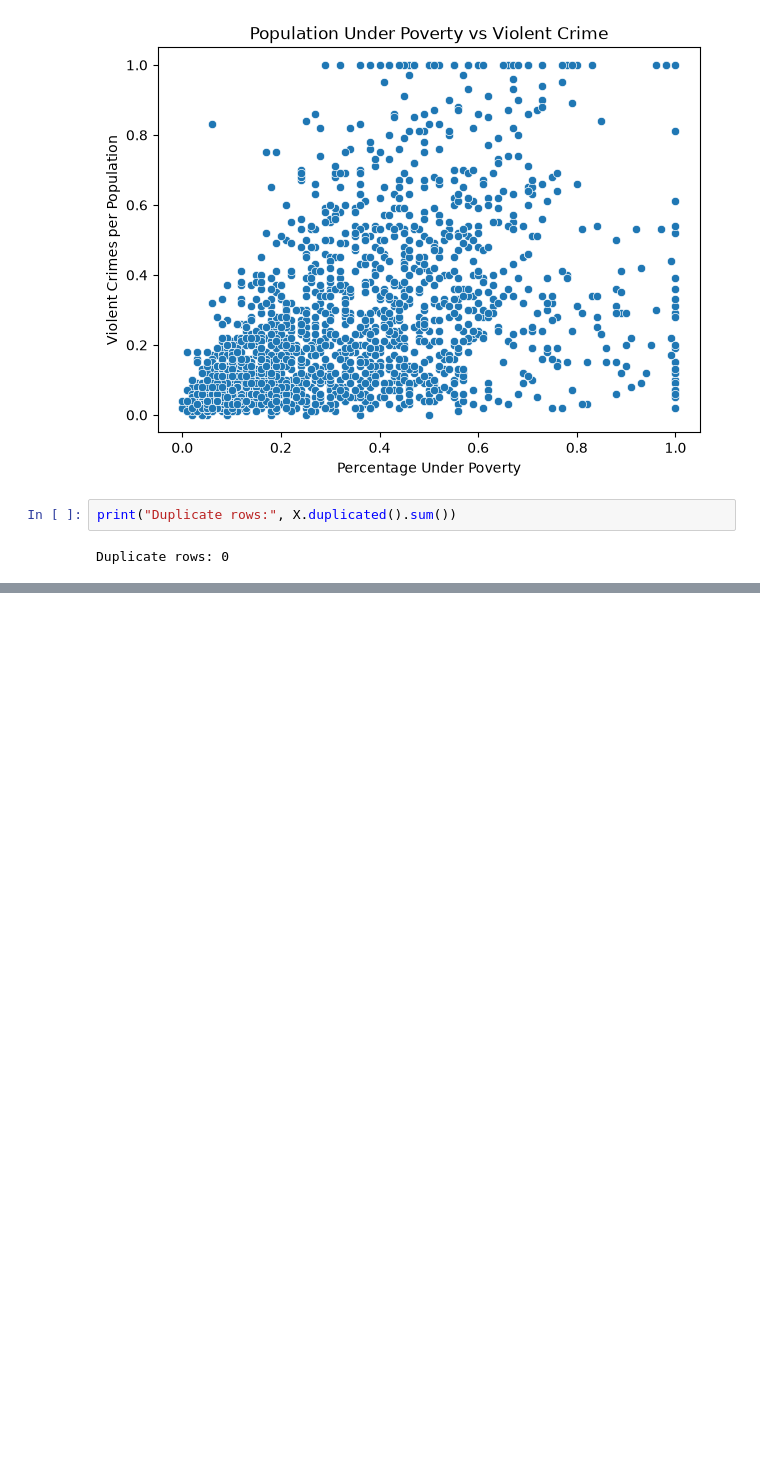
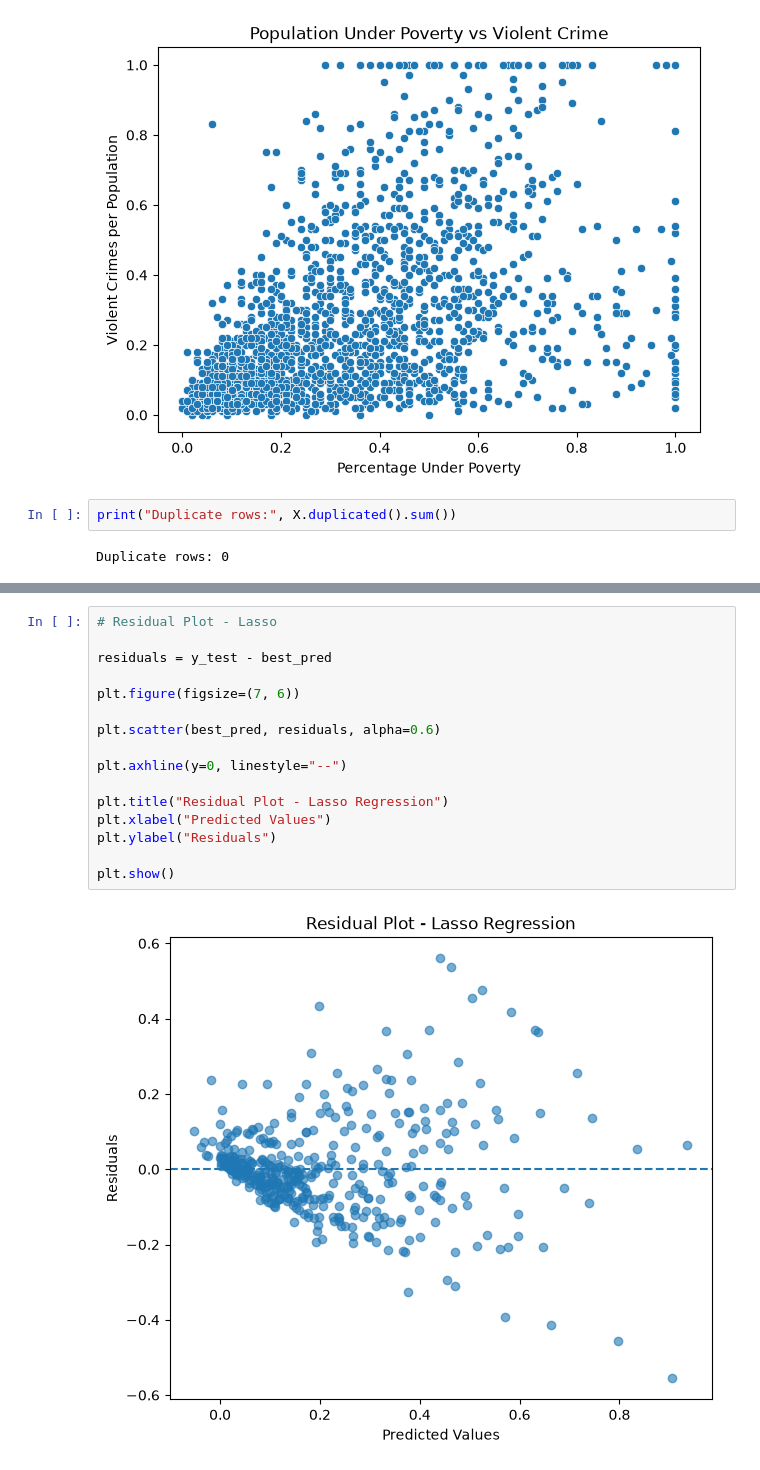
Before and after one commit to swethambariv7/UCI_HeartDisease_and_CommunitiesAndCrime, a Jupyter notebook: regression.ipynb, the cells around one changed output, grey strips where cells are left out. Drawn from its saved outputs; the diff is of its cells as text; blank space fills up the shorter version.

```diff
--- a/regression.ipynb
+++ b/regression.ipynb
@@ -483,0 +689,18 @@ tuned_results_df
+# %%
+# Residual Plot - Lasso
+
+residuals = y_test - best_pred
+
+plt.figure(figsize=(7, 6))
+
+plt.scatter(best_pred, residuals, alpha=0.6)
+
+plt.axhline(y=0, linestyle="--")
+
+plt.title("Residual Plot - Lasso Regression")
+plt.xlabel("Predicted Values")
+plt.ylabel("Residuals")
+
+plt.show()
+# %% [output]
+[figure, added]
```
Also changed, not shown: parts of 25 cells of this notebook.
